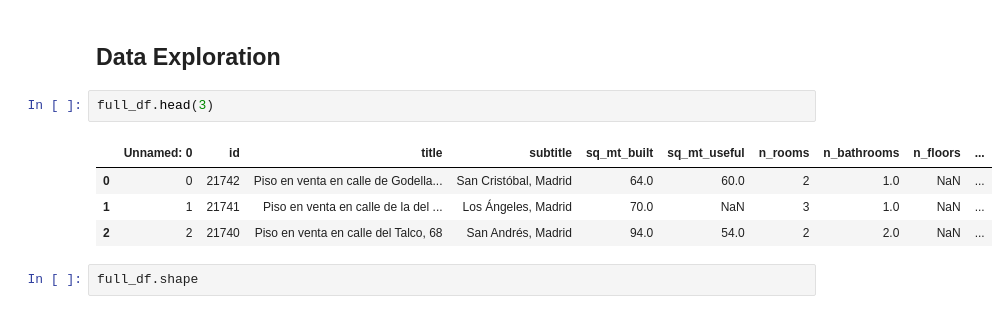
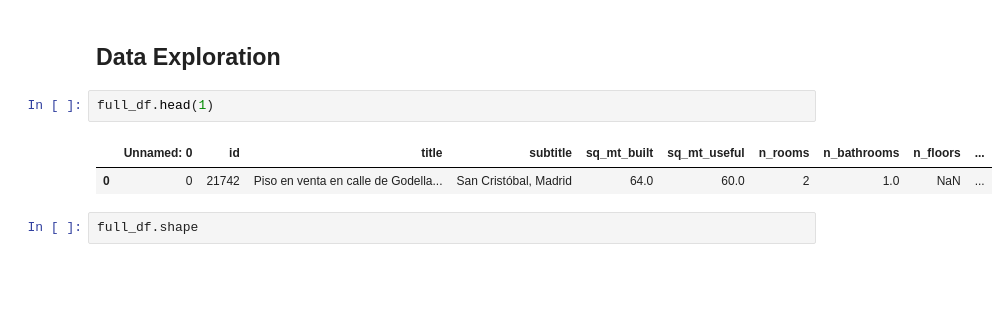
Before and after one commit to julienRactM/apartment-hunter, a Jupyter notebook: main_notebook.ipynb, the cells around one changed output. Saved outputs shown, nothing was run; the diff lists cells and outputs as text; blank space fills up the shorter version.

```diff
--- a/main_notebook.ipynb
+++ b/main_notebook.ipynb
@@ -165,12 +179,10 @@ small_df = pd.read_csv('data/kc_house_data.csv')
 # %% [markdown]
 ## Data Exploration
 # %%
-full_df.head(3)
+full_df.head(1)
 # %% [output]
 |  | Unnamed: 0 | id | title | subtitle | sq_mt_built | sq_mt_useful | n_rooms | n_bathrooms | n_floors | ... |
 | 0 | 0 | 21742 | Piso en venta en calle de Godella... | San Cristóbal, Madrid | 64.0 | 60.0 | 2 | 1.0 | NaN | ... |
-| 1 | 1 | 21741 | Piso en venta en calle de la del ... | Los Ángeles, Madrid | 70.0 | NaN | 3 | 1.0 | NaN | ... |
-| 2 | 2 | 21740 | Piso en venta en calle del Talco, 68 | San Andrés, Madrid | 94.0 | 54.0 | 2 | 2.0 | NaN | ... |
 # %%
 full_df.shape
 # %% [output]
```
Also changed, not shown: parts of 52 cells of this notebook.
